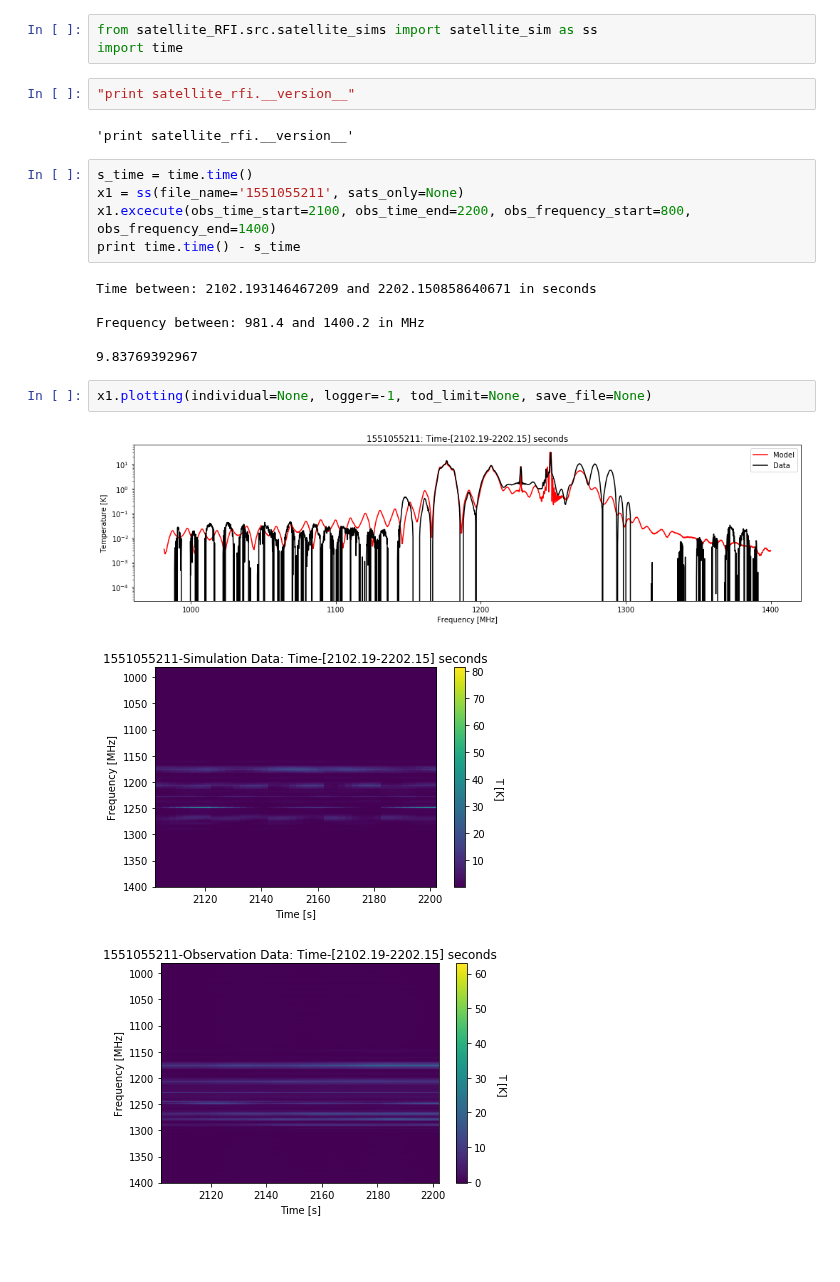
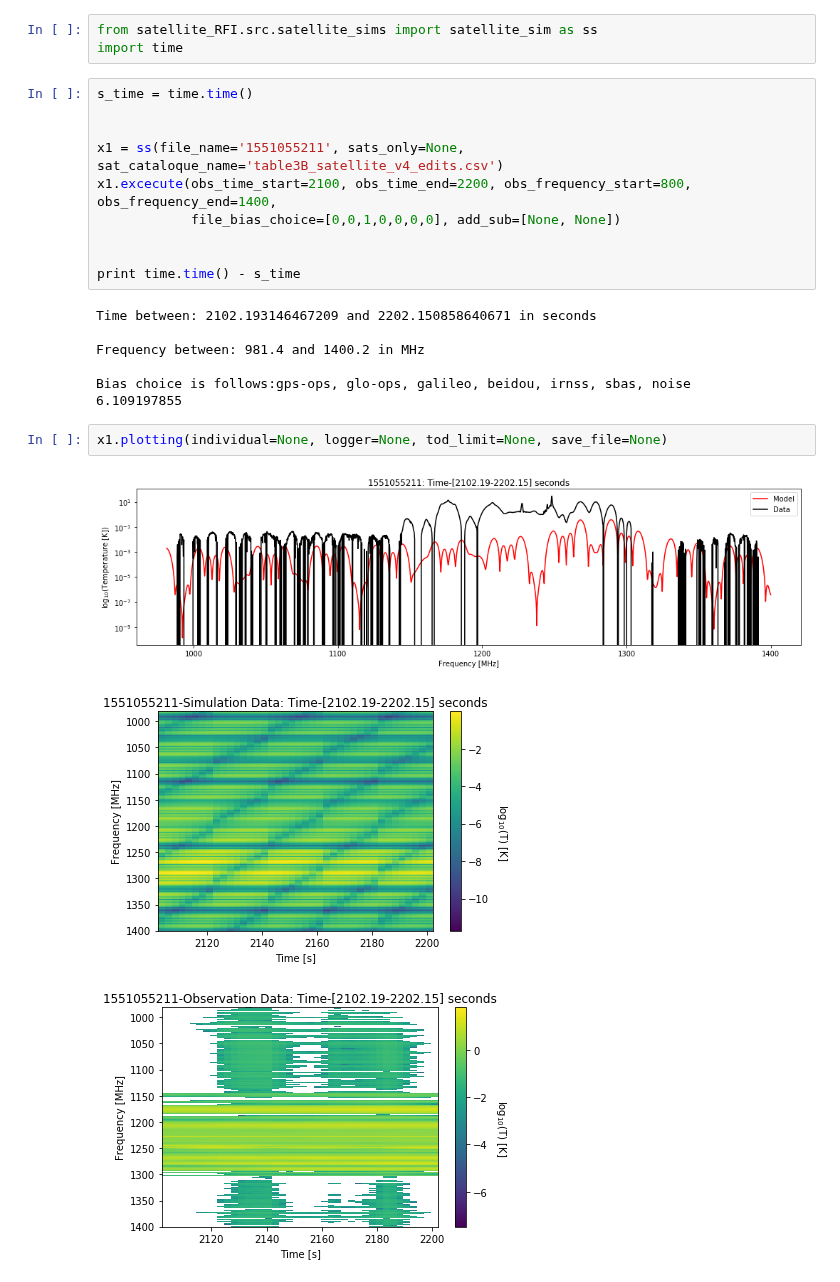
Before and after one commit to vitoria-ab/satellite_RFI-mine, a Jupyter notebook: Notebooks/s3_Satellite_simulations/S34_class.ipynb, the cells around one changed output. Cells and saved outputs as stored; diff of their text form; blank space fills up the shorter version.

```diff
--- a/Notebooks/s3_Satellite_simulations/S34_class.ipynb
+++ b/Notebooks/s3_Satellite_simulations/S34_class.ipynb
@@ -9,24 +12,26 @@
 # %%
 from satellite_RFI.src.satellite_sims import satellite_sim as ss
 import time
-# %%
-"print satellite_rfi.__version__"
-# %% [output]
-'print satellite_rfi.__version__'
 # %%
 s_time = time.time()
-x1 = ss(file_name='1551055211', sats_only=None)
-x1.excecute(obs_time_start=2100, obs_time_end=2200, obs_frequency_start=800, obs_frequency_end=1400)
+
+
+x1 = ss(file_name='1551055211', sats_only=None, sat_cataloque_name='table3B_satellite_v4_edits.csv')
+x1.excecute(obs_time_start=2100, obs_time_end=2200, obs_frequency_start=800, obs_frequency_end=1400,
+            file_bias_choice=[0,0,1,0,0,0,0], add_sub=[None, None])
+
+
 print time.time() - s_time
 # %% [output]
 Time between: 2102.193146467209 and 2202.150858640671 in seconds
 
 Frequency between: 981.4 and 1400.2 in MHz
 
-9.83769392967
+Bias choice is follows:gps-ops, glo-ops, galileo, beidou, irnss, sbas, noise
+6.109197855
 # %%
-x1.plotting(individual=None, logger=-1, tod_limit=None, save_file=None)
+x1.plotting(individual=None, logger=None, tod_limit=None, save_file=None)
 # %% [output]
-[figure, old version]
+[figure, new version]
-[figure, old version]
+[figure, new version]
-[figure, old version]
+[figure, new version]
```
Also changed, not shown: parts of 2 cells of this notebook, 2 other files.
